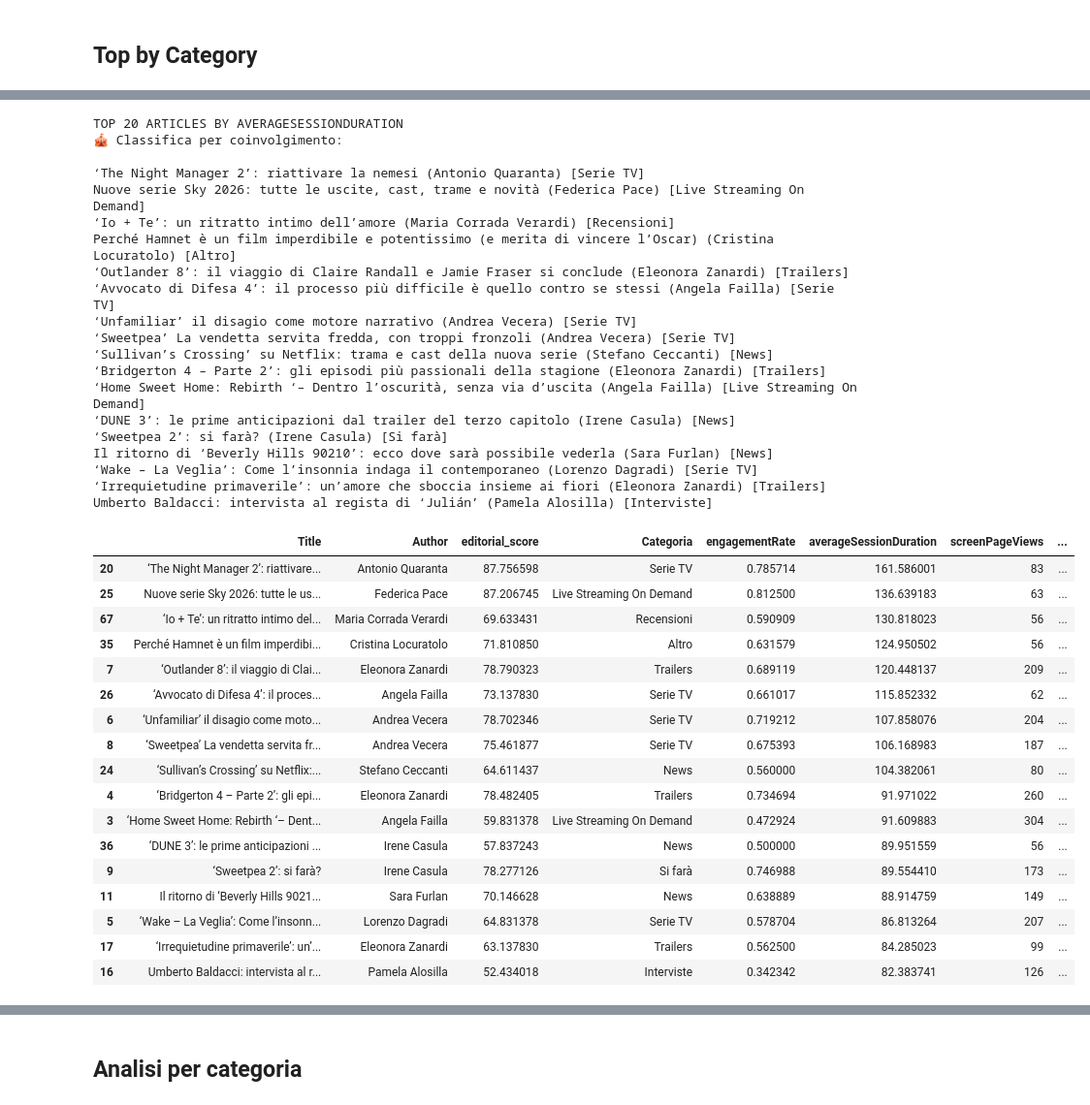
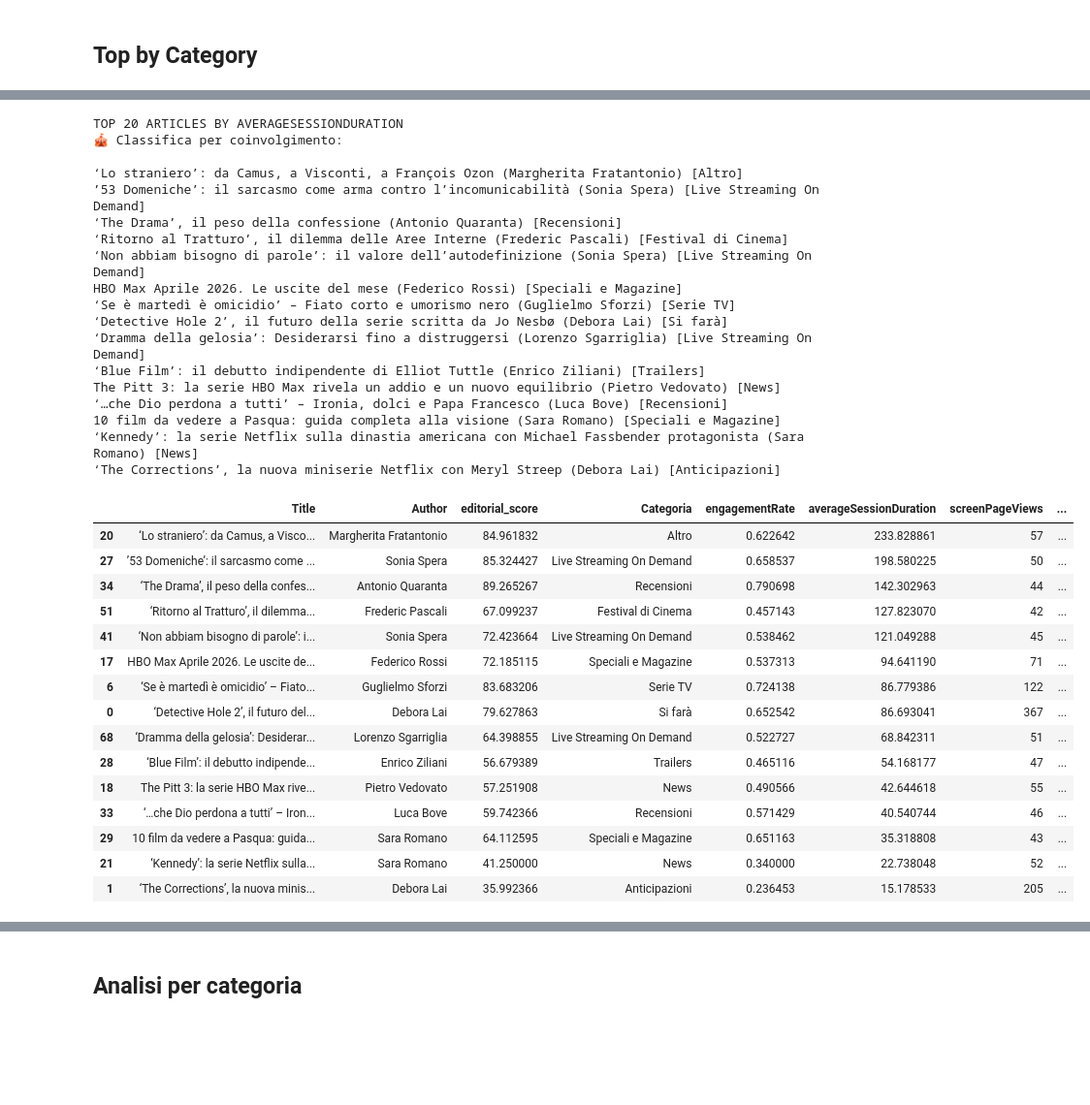
Before and after one commit to mandel94/td_toolkit, a Jupyter notebook: reports/weekly/weekly_nb.ipynb, the cells around one changed output, grey strips where cells are left out. Shown at 97% size. Cells and saved outputs as stored; diff of their text form; code cells hidden in the pictures; blank space fills up the shorter version.

```diff
--- a/reports/weekly/weekly_nb.ipynb
+++ b/reports/weekly/weekly_nb.ipynb
@@ -14,8 +14,11 @@ def cast_types(data):
     return data
 
 def filter_last_week(data):
+    from datetime import timedelta
     # 'Publication Date' is a dtype datetime64[ns]
-    last_week = data[data['Publication Date'] >= '2025-09-10']
+    yesterday = pd.to_datetime('today').normalize() - timedelta(days=1)
+    start_date = yesterday - timedelta(days=7)
+    last_week = data[(data['Publication Date'] >= start_date) & (data['Publication Date'] <= yesterday)]
     return last_week
 
 def top_n_by_category_last_week(data, n=3, metric='screenPageViews'):
@@ -111,67 +114,63 @@ Robert Eggers, l’eretico dell’autenticità (Andrea Vecera)
 # %%
 def format_ranking(data):
     """
     Format top articles for ranking as requested.
     Each item: ‘Title’ (Author) [Categoria]
     """
     lines = ["\U0001F3AA Classifica per coinvolgimento:", ""]
     for idx, row in data.iterrows():
         title = row.get('Title', '(titolo mancante)')
         author = row.get('Author', 'Anonimo')
         categoria = row.get('Categoria', '')
         lines.append(f"{title} ({author}) [{categoria}]")
     return "\n".join(lines)
 
 metrics = ['engagementRate', 'averageSessionDuration', 'editorial_score']
 metric = metrics[1]
 print(f"Top 20 articles by {metric}".upper())
 n = 100
 top_by_metric = top_n(data, n=n, metric=metric, last_week=True)
 # Sort by metric and then by screenPageViews
 top_by_metric = top_by_metric.sort_values(by=[metric, 'screenPageViews'], ascending=False)
 # Keep articles with more then 50 screenPageViews
-top_by_metric = top_by_metric[top_by_metric['screenPageViews'] > 50]
+top_by_metric = top_by_metric[top_by_metric['screenPageViews'] > 40]
 print(format_ranking(top_by_metric))
 top_by_metric[['Title', 'Author', 'editorial_score', 'Categoria', 'engagementRate', 'averageSessionDuration', 'screenPageViews', 'Publication Date']]
 # %% [output]
 TOP 20 ARTICLES BY AVERAGESESSIONDURATION
 🎪 Classifica per coinvolgimento:
 
-‘The Night Manager 2’: riattivare la nemesi (Antonio Quaranta) [Serie TV]
-Nuove serie Sky 2026: tutte le uscite, cast, trame e novità (Federica Pace) [Live Streaming On Demand]
-‘Io + Te’: un ritratto intimo dell’amore (Maria Corrada Verardi) [Recensioni]
-Perché Hamnet è un film imperdibile e potentissimo (e merita di vincere l’Oscar) (Cristina Locuratolo) [Altro]
-‘Outlander 8’: il viaggio di Claire Randall e Jamie Fraser si conclude (Eleonora Zanardi) [Trailers]
-‘Avvocato di Difesa 4’: il processo più difficile è quello contro se stessi (Angela Failla) [Serie TV]
-‘Unfamiliar’ il disagio come motore narrativo (Andrea Vecera) [Serie TV]
-‘Sweetpea’ La vendetta servita fredda, con troppi fronzoli (Andrea Vecera) [Serie TV]
-‘Sullivan’s Crossing’ su Netflix: trama e cast della nuova serie (Stefano Ceccanti) [News]
-‘Bridgerton 4 – Parte 2’: gli episodi più passionali della stagione (Eleonora Zanardi) [Trailers]
-‘Home Sweet Home: Rebirth ‘– Dentro l’oscurità, senza via d’uscita (Angela Failla) [Live Streaming On Demand]
-‘DUNE 3’: le prime anticipazioni dal trailer del terzo capitolo (Irene Casula) [News]
-‘Sweetpea 2’: si farà? (Irene Casula) [Si farà]
-Il ritorno di ‘Beverly Hills 90210’: ecco dove sarà possibile vederla (Sara Furlan) [News]
-‘Wake – La Veglia’: Come l’insonnia indaga il contemporaneo (Lorenzo Dagradi) [Serie TV]
-‘Irrequietudine primaverile’: un’amore che sboccia insieme ai fiori (Eleonora Zanardi) [Trailers]
-Umberto Baldacci: intervista al regista di ‘Julián’ (Pamela Alosilla) [Interviste]
+‘Lo straniero’: da Camus, a Visconti, a François Ozon (Margherita Fratantonio) [Altro]
+’53 Domeniche’: il sarcasmo come arma contro l’incomunicabilità (Sonia Spera) [Live Streaming On Demand]
+‘The Drama’, il peso della confessione (Antonio Quaranta) [Recensioni]
+‘Ritorno al Tratturo’, il dilemma delle Aree Interne (Frederic Pascali) [Festival di Cinema]
+‘Non abbiam bisogno di parole’: il valore dell’autodefinizione (Sonia Spera) [Live Streaming On Demand]
+HBO Max Aprile 2026. Le uscite del mese (Federico Rossi) [Speciali e Magazine]
+‘Se è martedì è omicidio’ – Fiato corto e umorismo nero (Guglielmo Sforzi) [Serie TV]
+‘Detective Hole 2’, il futuro della serie scritta da Jo Nesbø (Debora Lai) [Si farà]
+‘Dramma della gelosia’: Desiderarsi fino a distruggersi (Lorenzo Sgarriglia) [Live Streaming On Demand]
+‘Blue Film’: il debutto indipendente di Elliot Tuttle (Enrico Ziliani) [Trailers]
+The Pitt 3: la serie HBO Max rivela un addio e un nuovo equilibrio (Pietro Vedovato) [News]
+‘…che Dio perdona a tutti’ – Ironia, dolci e Papa Francesco (Luca Bove) [Recensioni]
+10 film da vedere a Pasqua: guida completa alla visione (Sara Romano) [Speciali e Magazine]
+‘Kennedy’: la serie Netflix sulla dinastia americana con Michael Fassbender protagonista (Sara Romano) [News]
+‘The Corrections’, la nuova miniserie Netflix con Meryl Streep (Debora Lai) [Anticipazioni]
 |  | Title | Author | editorial_score | Categoria | engagementRate | averageSessionDuration | screenPageViews | ... |
-| 20 | ‘The Night Manager 2’: riattivare... | Antonio Quaranta | 87.756598 | Serie TV | 0.785714 | 161.586001 | 83 | ... |
-| 25 | Nuove serie Sky 2026: tutte le us... | Federica Pace | 87.206745 | Live Streaming On Demand | 0.812500 | 136.639183 | 63 | ... |
-| 67 | ‘Io + Te’: un ritratto intimo del... | Maria Corrada Verardi | 69.633431 | Recensioni | 0.590909 | 130.818023 | 56 | ... |
-| 35 | Perché Hamnet è un film imperdibi... | Cristina Locuratolo | 71.810850 | Altro | 0.631579 | 124.950502 | 56 | ... |
-| 7 | ‘Outlander 8’: il viaggio di Clai... | Eleonora Zanardi | 78.790323 | Trailers | 0.689119 | 120.448137 | 209 | ... |
-| 26 | ‘Avvocato di Difesa 4’: il proces... | Angela Failla | 73.137830 | Serie TV | 0.661017 | 115.852332 | 62 | ... |
-| 6 | ‘Unfamiliar’ il disagio come moto... | Andrea Vecera | 78.702346 | Serie TV | 0.719212 | 107.858076 | 204 | ... |
-| 8 | ‘Sweetpea’ La vendetta servita fr... | Andrea Vecera | 75.461877 | Serie TV | 0.675393 | 106.168983 | 187 | ... |
-| 24 | ‘Sullivan’s Crossing’ su Netflix:... | Stefano Ceccanti | 64.611437 | News | 0.560000 | 104.382061 | 80 | ... |
-| 4 | ‘Bridgerton 4 – Parte 2’: gli epi... | Eleonora Zanardi | 78.482405 | Trailers | 0.734694 | 91.971022 | 260 | ... |
-| 3 | ‘Home Sweet Home: Rebirth ‘– Dent... | Angela Failla | 59.831378 | Live Streaming On Demand | 0.472924 | 91.609883 | 304 | ... |
-| 36 | ‘DUNE 3’: le prime anticipazioni ... | Irene Casula | 57.837243 | News | 0.500000 | 89.951559 | 56 | ... |
-| 9 | ‘Sweetpea 2’: si farà? | Irene Casula | 78.277126 | Si farà | 0.746988 | 89.554410 | 173 | ... |
-| 11 | Il ritorno di ‘Beverly Hills 9021... | Sara Furlan | 70.146628 | News | 0.638889 | 88.914759 | 149 | ... |
-| 5 | ‘Wake – La Veglia’: Come l’insonn... | Lorenzo Dagradi | 64.831378 | Serie TV | 0.578704 | 86.813264 | 207 | ... |
-| 17 | ‘Irrequietudine primaverile’: un’... | Eleonora Zanardi | 63.137830 | Trailers | 0.562500 | 84.285023 | 99 | ... |
-| 16 | Umberto Baldacci: intervista al r... | Pamela Alosilla | 52.434018 | Interviste | 0.342342 | 82.383741 | 126 | ... |
+| 20 | ‘Lo straniero’: da Camus, a Visco... | Margherita Fratantonio | 84.961832 | Altro | 0.622642 | 233.828861 | 57 | ... |
+| 27 | ’53 Domeniche’: il sarcasmo come ... | Sonia Spera | 85.324427 | Live Streaming On Demand | 0.658537 | 198.580225 | 50 | ... |
+| 34 | ‘The Drama’, il peso della confes... | Antonio Quaranta | 89.265267 | Recensioni | 0.790698 | 142.302963 | 44 | ... |
+| 51 | ‘Ritorno al Tratturo’, il dilemma... | Frederic Pascali | 67.099237 | Festival di Cinema | 0.457143 | 127.823070 | 42 | ... |
+| 41 | ‘Non abbiam bisogno di parole’: i... | Sonia Spera | 72.423664 | Live Streaming On Demand | 0.538462 | 121.049288 | 45 | ... |
+| 17 | HBO Max Aprile 2026. Le uscite de... | Federico Rossi | 72.185115 | Speciali e Magazine | 0.537313 | 94.641190 | 71 | ... |
+| 6 | ‘Se è martedì è omicidio’ – Fiato... | Guglielmo Sforzi | 83.683206 | Serie TV | 0.724138 | 86.779386 | 122 | ... |
+| 0 | ‘Detective Hole 2’, il futuro del... | Debora Lai | 79.627863 | Si farà | 0.652542 | 86.693041 | 367 | ... |
+| 68 | ‘Dramma della gelosia’: Desiderar... | Lorenzo Sgarriglia | 64.398855 | Live Streaming On Demand | 0.522727 | 68.842311 | 51 | ... |
+| 28 | ‘Blue Film’: il debutto indipende... | Enrico Ziliani | 56.679389 | Trailers | 0.465116 | 54.168177 | 47 | ... |
+| 18 | The Pitt 3: la serie HBO Max rive... | Pietro Vedovato | 57.251908 | News | 0.490566 | 42.644618 | 55 | ... |
+| 33 | ‘…che Dio perdona a tutti’ – Iron... | Luca Bove | 59.742366 | Recensioni | 0.571429 | 40.540744 | 46 | ... |
+| 29 | 10 film da vedere a Pasqua: guida... | Sara Romano | 64.112595 | Speciali e Magazine | 0.651163 | 35.318808 | 43 | ... |
+| 21 | ‘Kennedy’: la serie Netflix sulla... | Sara Romano | 41.250000 | News | 0.340000 | 22.738048 | 52 | ... |
+| 1 | ‘The Corrections’, la nuova minis... | Debora Lai | 35.992366 | Anticipazioni | 0.236453 | 15.178533 | 205 | ... |
 # %%
 # Plot histogram of editorial_score, with median line, with annotations
 import matplotlib.pyplot as plt
```
Also changed, not shown: parts of 12 cells of this notebook, 51 other files.
